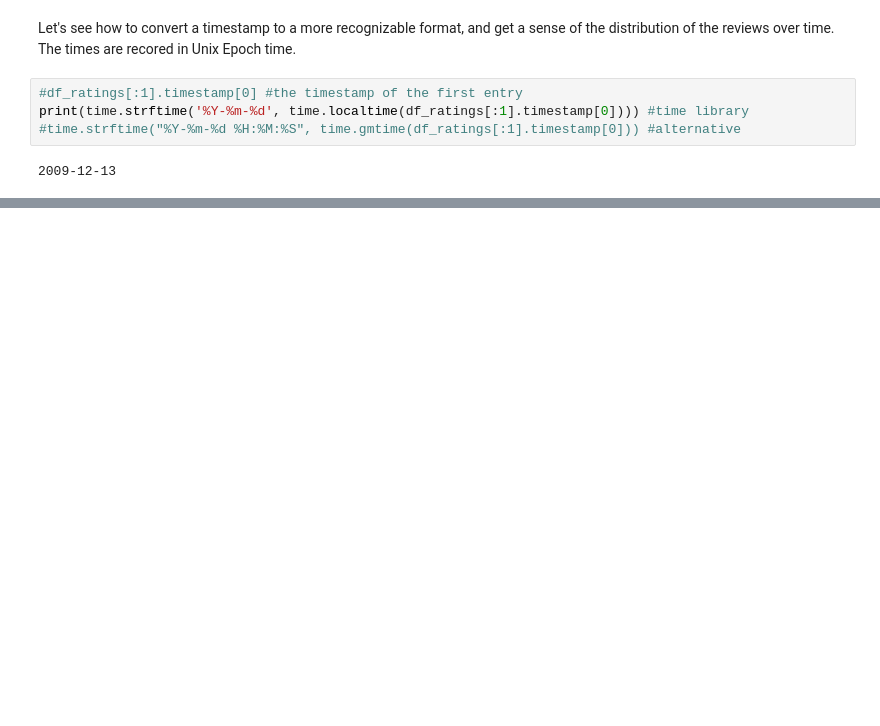
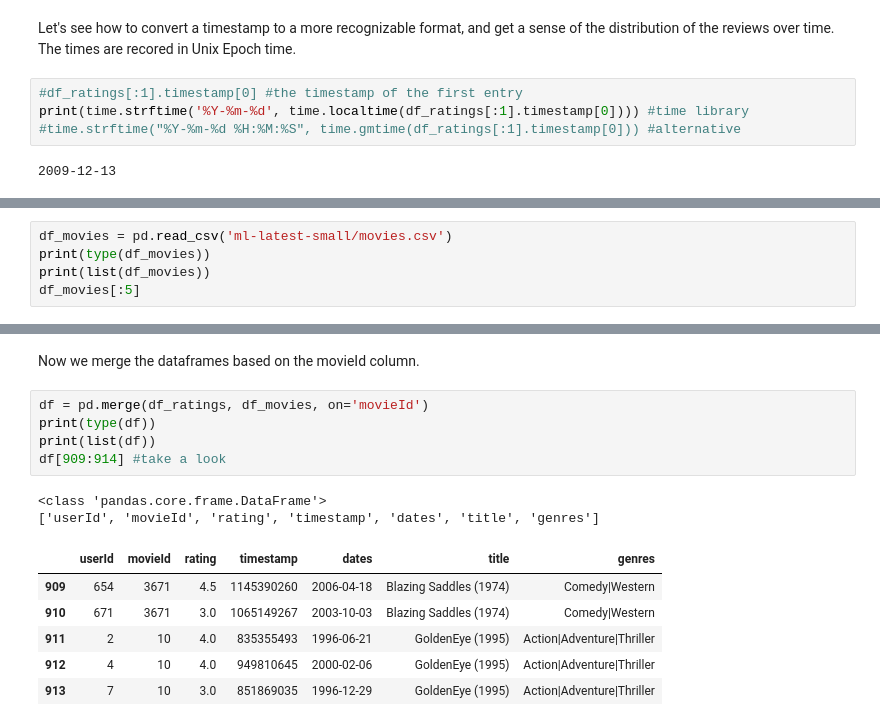
Before and after one commit to MLFontaine/data-science-side-projects, a Jupyter notebook: movielens_project/movielens_jupyter.ipynb, the cells around one changed output, grey strips where cells are left out. Cells and saved outputs as stored; diff of their text form; blank space fills up the shorter version.

Commit message:
movielens demographic files

```diff
--- a/movielens_project/movielens_jupyter.ipynb
+++ b/movielens_project/movielens_jupyter.ipynb
@@ -93,0 +107,5 @@ Name: dates, dtype: int64
+# %%
+df_movies = pd.read_csv('ml-latest-small/movies.csv')
+print(type(df_movies))
+print(list(df_movies))
+df_movies[:5]
@@ -93,0 +121,16 @@ Name: dates, dtype: int64
+# %% [markdown]
+Now we merge the dataframes based on the movieId column.
+# %%
+df = pd.merge(df_ratings, df_movies, on='movieId')
+print(type(df))
+print(list(df))
+df[909:914] #take a look
+# %% [output]
+<class 'pandas.core.frame.DataFrame'>
+['userId', 'movieId', 'rating', 'timestamp', 'dates', 'title', 'genres']
+|  | userId | movieId | rating | timestamp | dates | title | genres |
+| 909 | 654 | 3671 | 4.5 | 1145390260 | 2006-04-18 | Blazing Saddles (1974) | Comedy|Western |
+| 910 | 671 | 3671 | 3.0 | 1065149267 | 2003-10-03 | Blazing Saddles (1974) | Comedy|Western |
+| 911 | 2 | 10 | 4.0 | 835355493 | 1996-06-21 | GoldenEye (1995) | Action|Adventure|Thriller |
+| 912 | 4 | 10 | 4.0 | 949810645 | 2000-02-06 | GoldenEye (1995) | Action|Adventure|Thriller |
+| 913 | 7 | 10 | 3.0 | 851869035 | 1996-12-29 | GoldenEye (1995) | Action|Adventure|Thriller |
```
Also changed, not shown: parts of 5 cells of this notebook, 24 other files.
